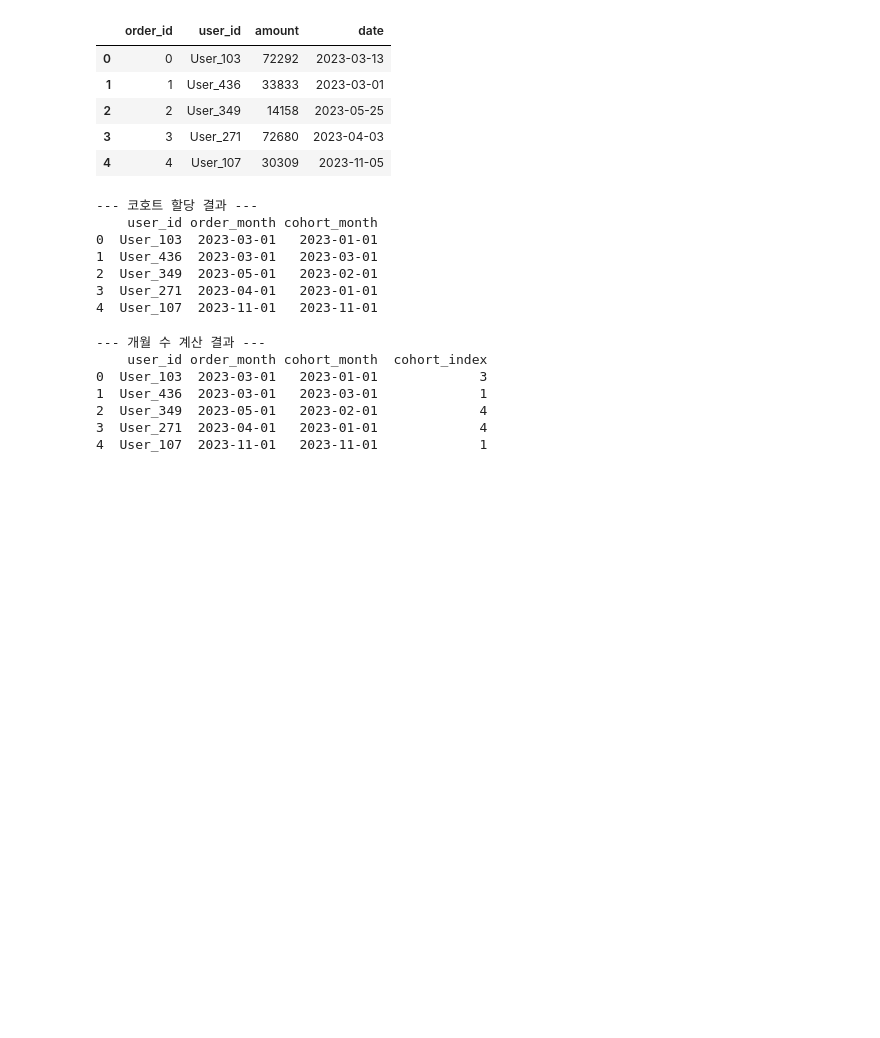
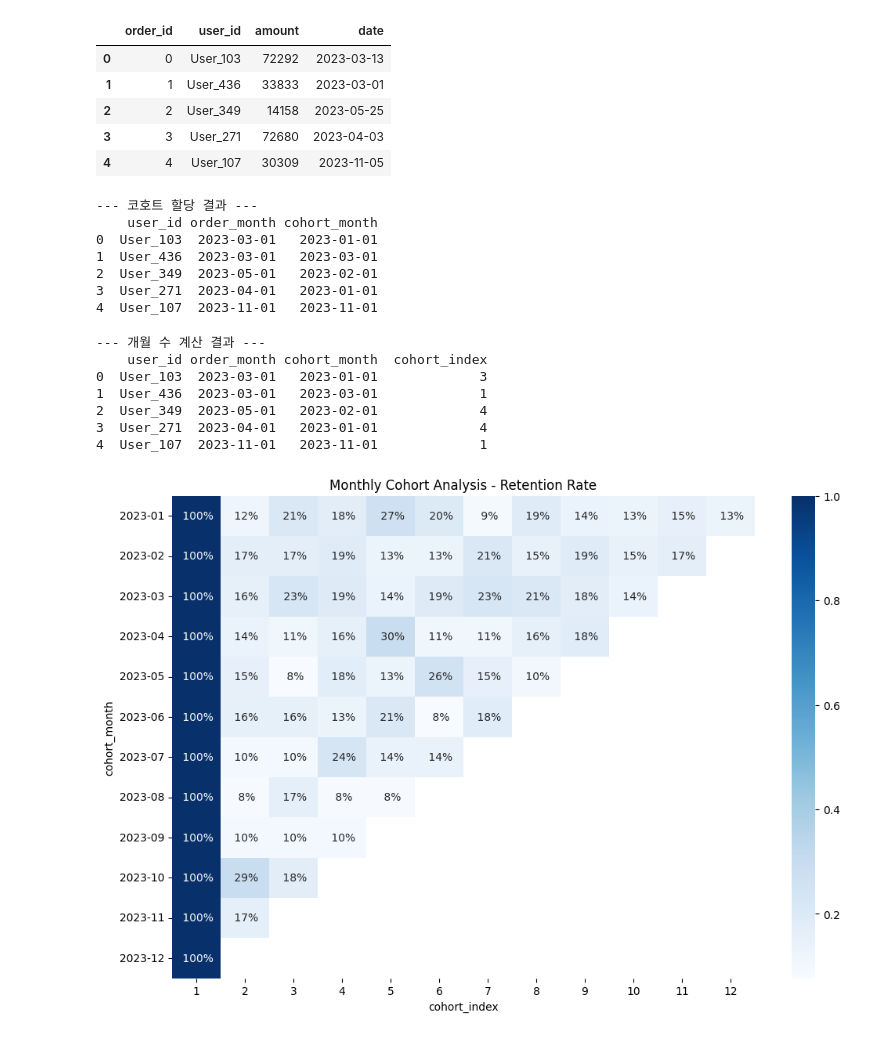
Before and after one commit to kwsahe/Ecommerce-Data-Analysis-Practice, a Jupyter notebook: 04_SQL_Analysis/Dat7_Cohort_Analysis.ipynb, the cells around one changed output. Saved outputs shown, nothing was run; the diff lists cells and outputs as text; code cells hidden in the pictures; blank space fills up the shorter version.

```diff
--- a/04_SQL_Analysis/Dat7_Cohort_Analysis.ipynb
+++ b/04_SQL_Analysis/Dat7_Cohort_Analysis.ipynb
@@ -65,3 +65,31 @@ print(df[['user_id', 'order_month', 'cohort_month', 'cohort_index']].head())
 2  User_349  2023-05-01   2023-02-01             4
 3  User_271  2023-04-01   2023-01-01             4
 4  User_107  2023-11-01   2023-11-01             1
+# %%
+# 1. 피벗 테이블 생성 (월별 고유 방문자 수 카운트)
+cohort_data = df.pivot_table(
+    index = 'cohort_month',
+    columns = 'cohort_index',
+    values = 'user_id',
+    aggfunc = 'nunique'  # 고유 유저 수 (중복 제거)
+)
+# 2. 잔존율(Retention Rate)로 변환
+# 첫 달(index 1)의 방문자 수로 모든 컬럼을 나눔
+cohort_size = cohort_data.iloc[:, 0] # 첫 번째 열(가입 당월 인원)
+retention = cohort_data.divide(cohort_size, axis=0) # 나누기
+
+# 3. 히트맵 그리기
+plt.figure(figsize=(12, 8))
+# y축 라벨 보기 좋게 변경 (2023-01-01 -> 2023-01)
+yticklabels = retention.index.strftime('%Y-%m')
+
+sns.heatmap(data=retention,
+            annot=True,   # 숫자 표시
+            fmt=' .0%',   # 퍼센트 형식
+            cmap='Blues', # 파란색 계열
+            yticklabels=yticklabels)
+
+plt.title('Monthly Cohort Analysis - Retention Rate')
+plt.show()
+# %% [output]
+[figure, added]
```
Also changed, not shown: parts of 3 cells of this notebook, 1 other file.
